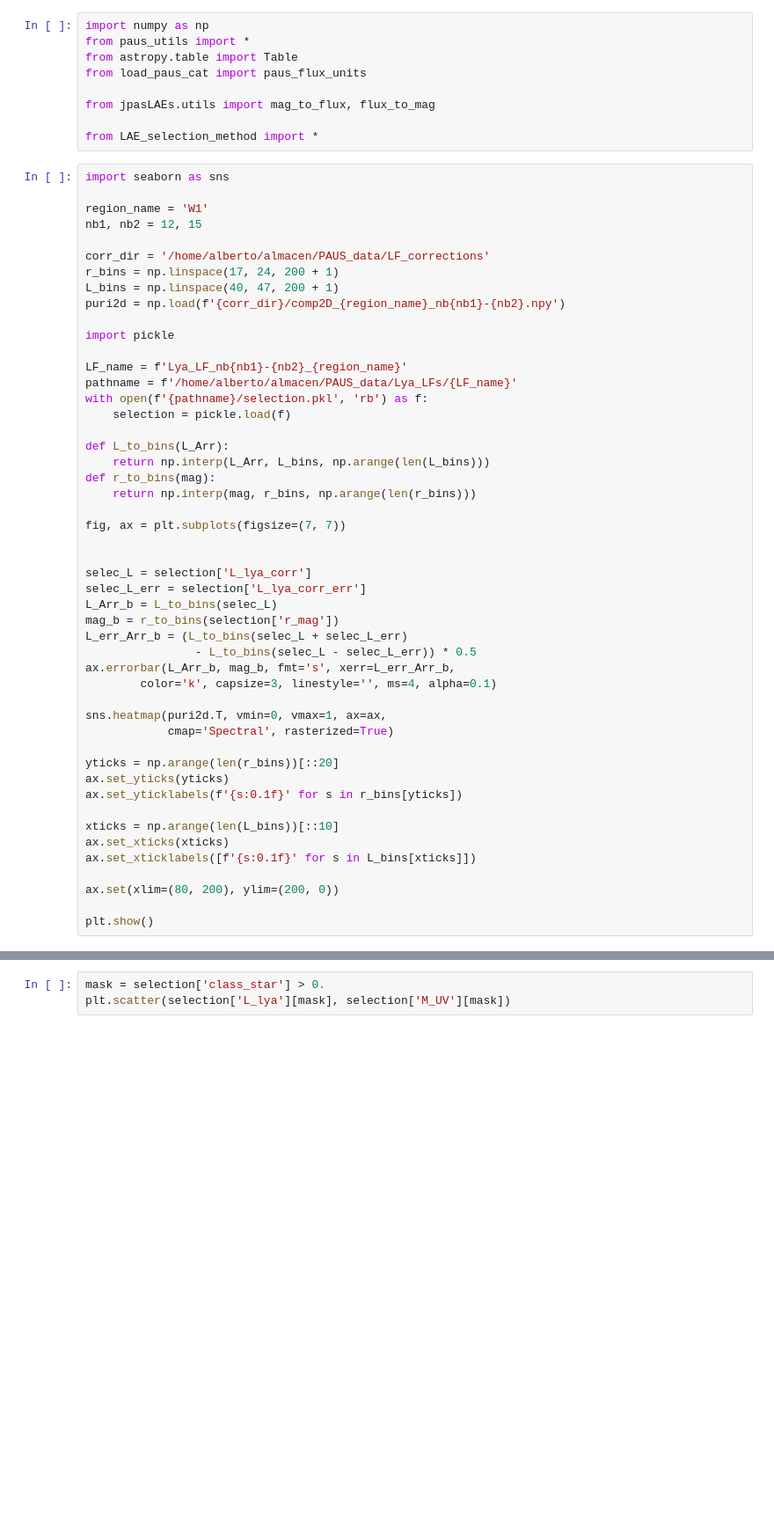
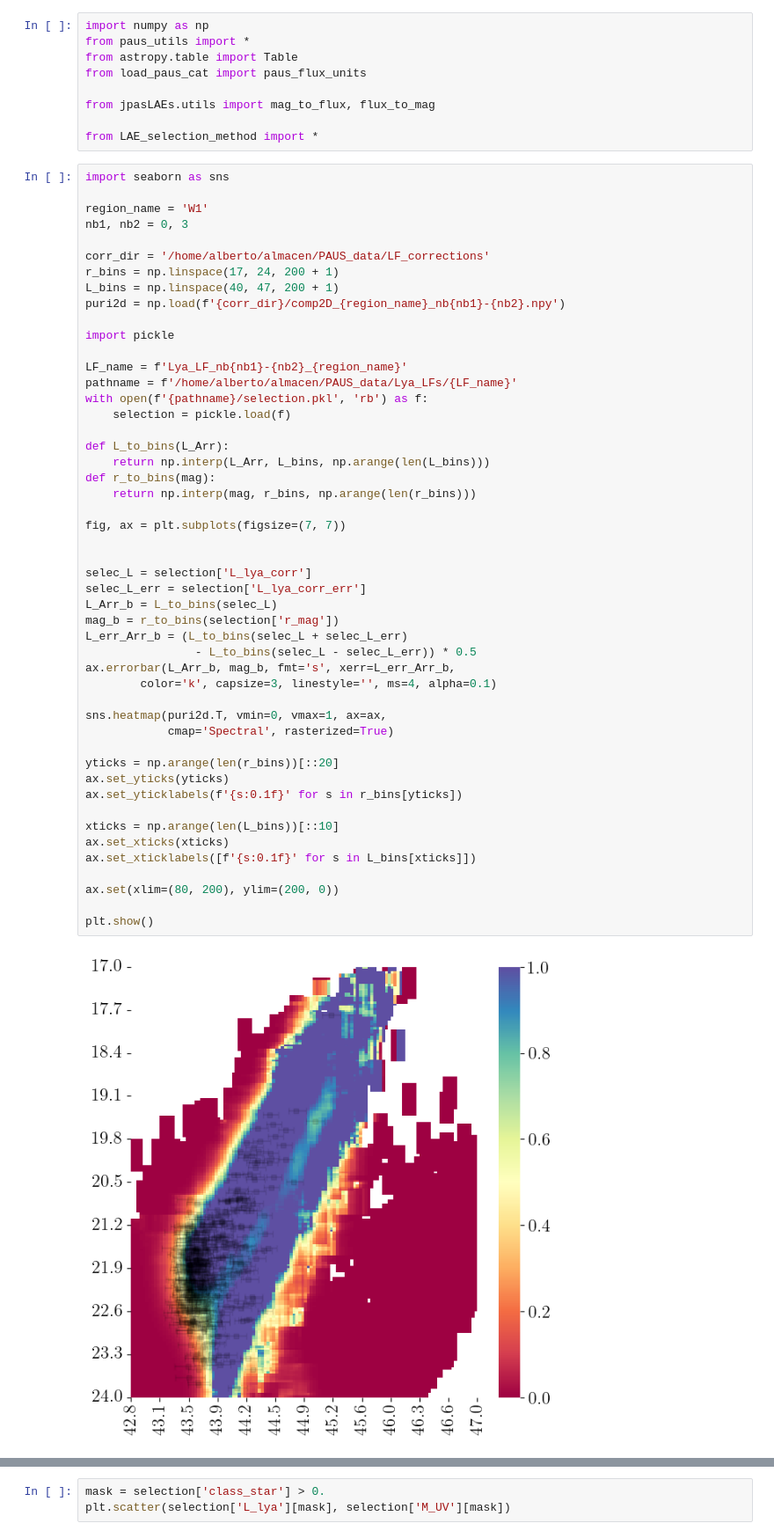
Before and after one commit to totoal/PAUS_LAEs, a Jupyter notebook: test_LAE_selection.ipynb, the cells around one changed output, grey strips where cells are left out. Shown at 88% size. Saved outputs shown, nothing was run; the diff lists cells and outputs as text; blank space fills up the shorter version.

```diff
--- a/test_LAE_selection.ipynb
+++ b/test_LAE_selection.ipynb
@@ -11,7 +11,7 @@ from LAE_selection_method import *
 import seaborn as sns
 
 region_name = 'W1'
-nb1, nb2 = 12, 15
+nb1, nb2 = 0, 3
 
 corr_dir = '/home/alberto/almacen/PAUS_data/LF_corrections'
 r_bins = np.linspace(17, 24, 200 + 1)
@@ -29,32 +29,34 @@ def L_to_bins(L_Arr):
     return np.interp(L_Arr, L_bins, np.arange(len(L_bins)))
 def r_to_bins(mag):
     return np.interp(mag, r_bins, np.arange(len(r_bins)))
 
 fig, ax = plt.subplots(figsize=(7, 7))
 
 
 selec_L = selection['L_lya_corr']
 selec_L_err = selection['L_lya_corr_err']
 L_Arr_b = L_to_bins(selec_L)
 mag_b = r_to_bins(selection['r_mag'])
 L_err_Arr_b = (L_to_bins(selec_L + selec_L_err)
                 - L_to_bins(selec_L - selec_L_err)) * 0.5
 ax.errorbar(L_Arr_b, mag_b, fmt='s', xerr=L_err_Arr_b,
         color='k', capsize=3, linestyle='', ms=4, alpha=0.1)
 
 sns.heatmap(puri2d.T, vmin=0, vmax=1, ax=ax,
             cmap='Spectral', rasterized=True)
 
 yticks = np.arange(len(r_bins))[::20]
 ax.set_yticks(yticks)
 ax.set_yticklabels(f'{s:0.1f}' for s in r_bins[yticks])
 
 xticks = np.arange(len(L_bins))[::10]
 ax.set_xticks(xticks)
 ax.set_xticklabels([f'{s:0.1f}' for s in L_bins[xticks]])
 
 ax.set(xlim=(80, 200), ylim=(200, 0))
 
 plt.show()
+# %% [output]
+[figure, added]
 # %%
 region_name = 'W1'
```
Also changed, not shown: parts of 7 cells of this notebook, 17 other files.
